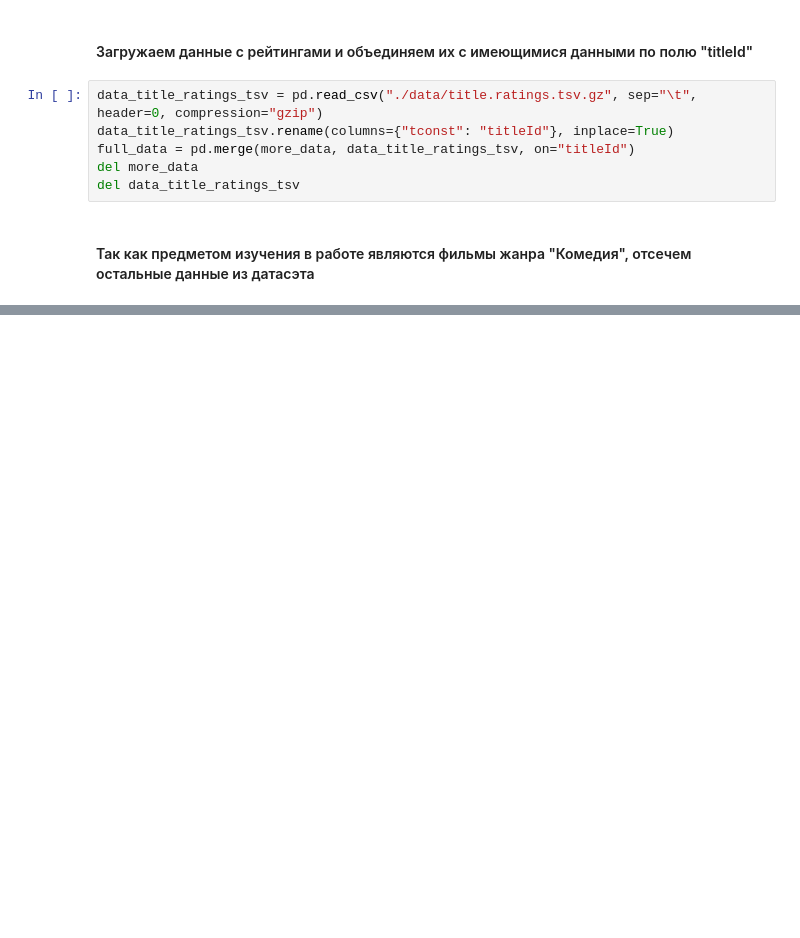
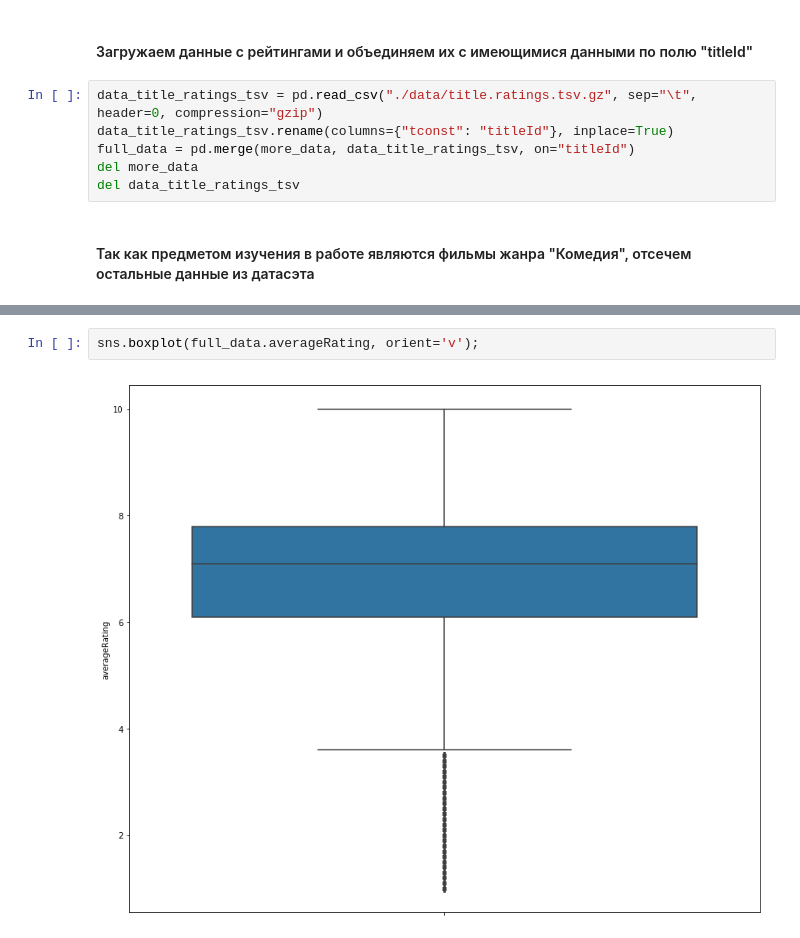
Before and after one commit to Bocharick/GeekBrains_AI_ThProb_and_MathStat, a Jupyter notebook: CourseProject/main.ipynb, the cells around one changed output, grey strips where cells are left out. Cells and saved outputs as stored; diff of their text form; blank space fills up the shorter version.

```diff
--- a/CourseProject/main.ipynb
+++ b/CourseProject/main.ipynb
@@ -195,0 +198,4 @@ full_data2[full_data2.startYear>1990].averageRating.mean()
+# %%
+sns.boxplot(full_data.averageRating, orient='v');
+# %% [output]
+[figure, added]
```
Also changed, not shown: parts of 38 cells of this notebook.
